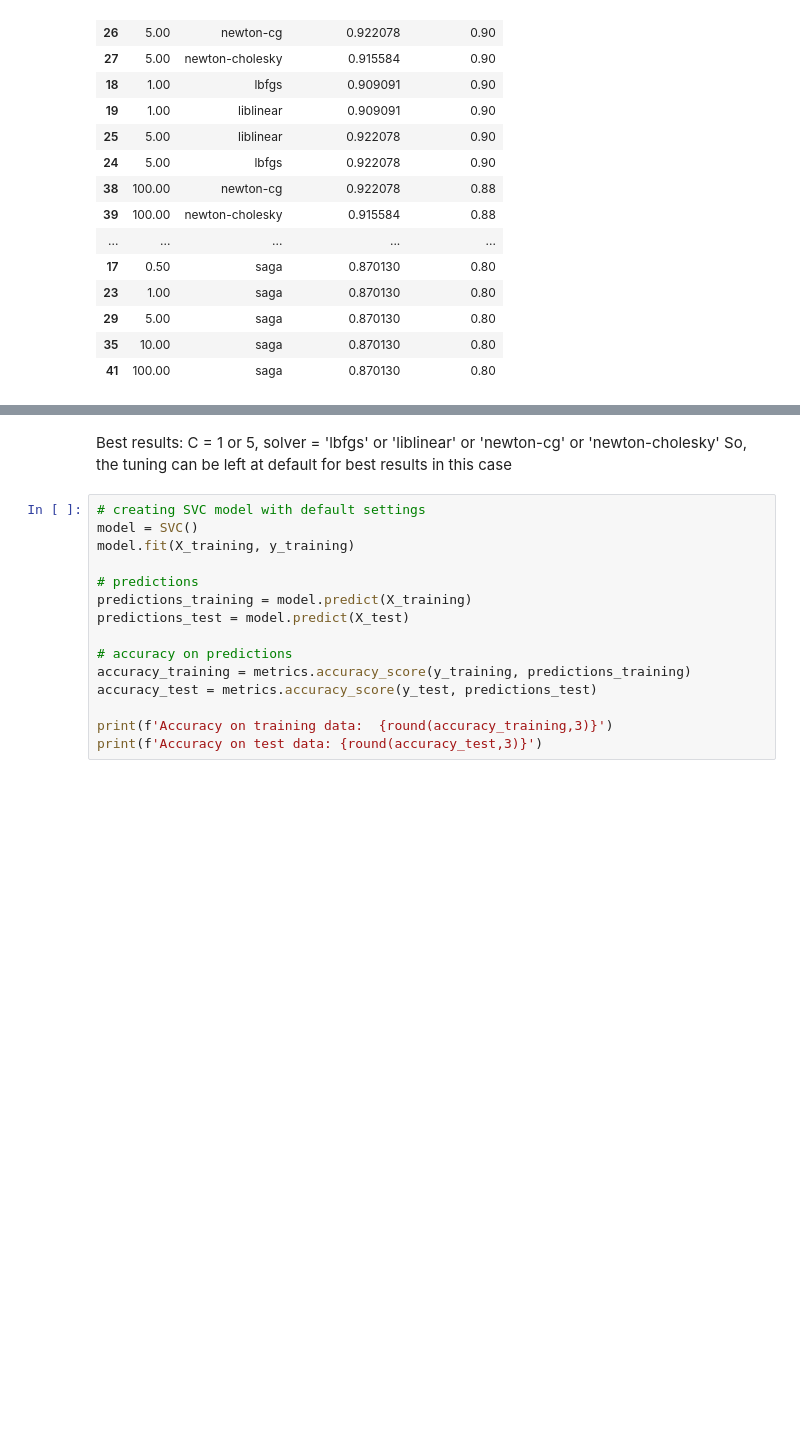
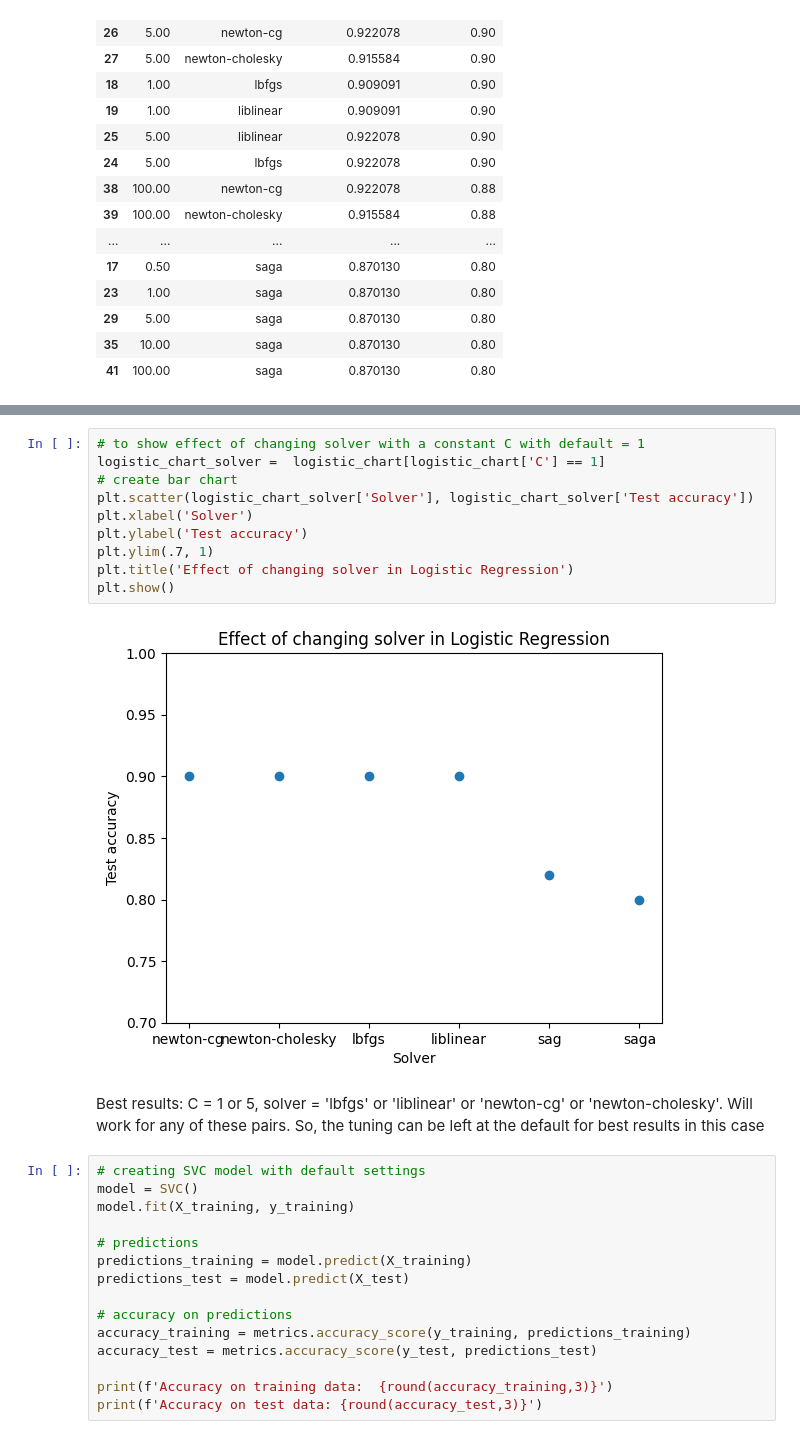
Before and after one commit to MichaelMcCarey/WildfiresProject, a Jupyter notebook: WildfiresProject.ipynb, the cells around one changed output, grey strips where cells are left out. Saved outputs shown, nothing was run; the diff lists cells and outputs as text; blank space fills up the shorter version.

```diff
--- a/WildfiresProject.ipynb
+++ b/WildfiresProject.ipynb
@@ -179,6 +179,18 @@ logistic_chart_C
+# %%
+# to show effect of changing solver with a constant C with default = 1
+logistic_chart_solver =  logistic_chart[logistic_chart['C'] == 1]
+# create bar chart
+plt.scatter(logistic_chart_solver['Solver'], logistic_chart_solver['Test accuracy'])
+plt.xlabel('Solver')
+plt.ylabel('Test accuracy')
+plt.ylim(.7, 1)
+plt.title('Effect of changing solver in Logistic Regression')
+plt.show()
+# %% [output]
+[figure, added]
 # %% [markdown]
-Best results: C = 1 or 5, solver = 'lbfgs' or 'liblinear' or 'newton-cg' or 'newton-cholesky'
-So, the tuning can be left at default for best results in this case
+Best results: C = 1 or 5, solver = 'lbfgs' or 'liblinear' or 'newton-cg' or 'newton-cholesky'. Will work for any of these pairs.
+So, the tuning can be left at the default for best results in this case
 # %%
 # creating SVC model with default settings
 model = SVC()
```
Also changed, not shown: parts of 10 cells of this notebook.
